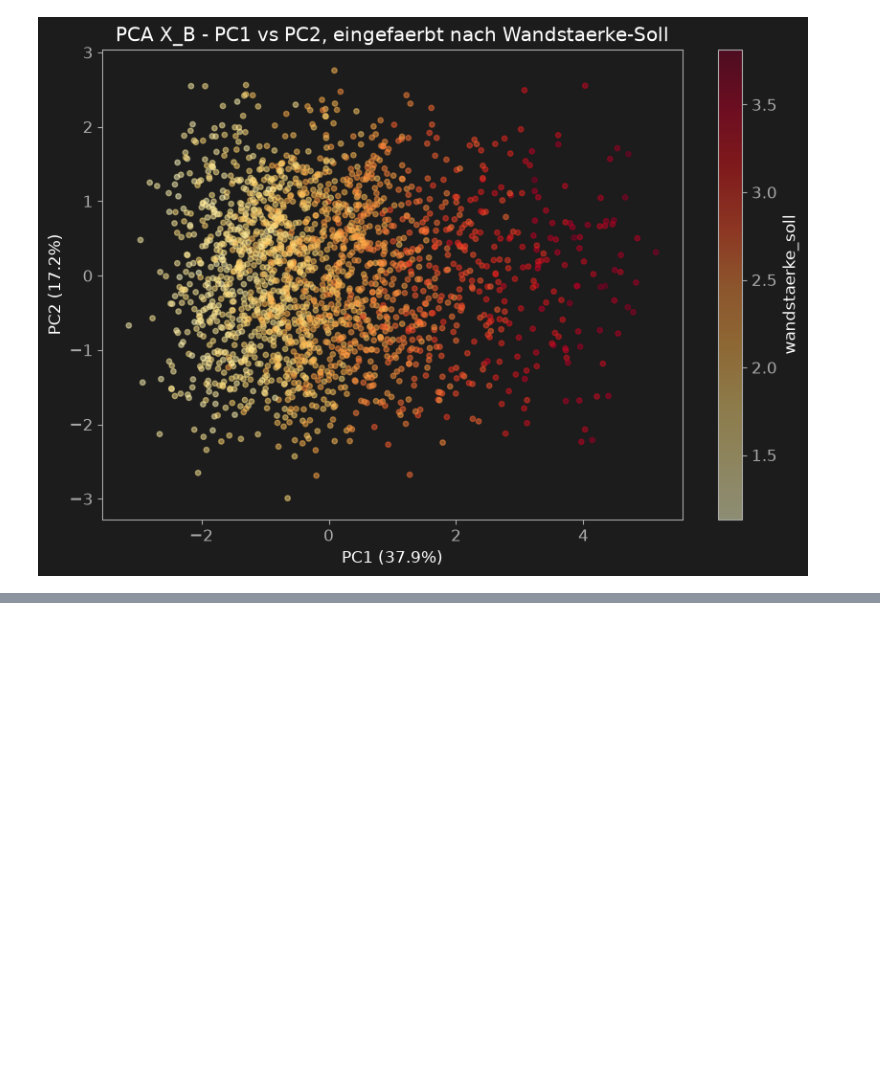
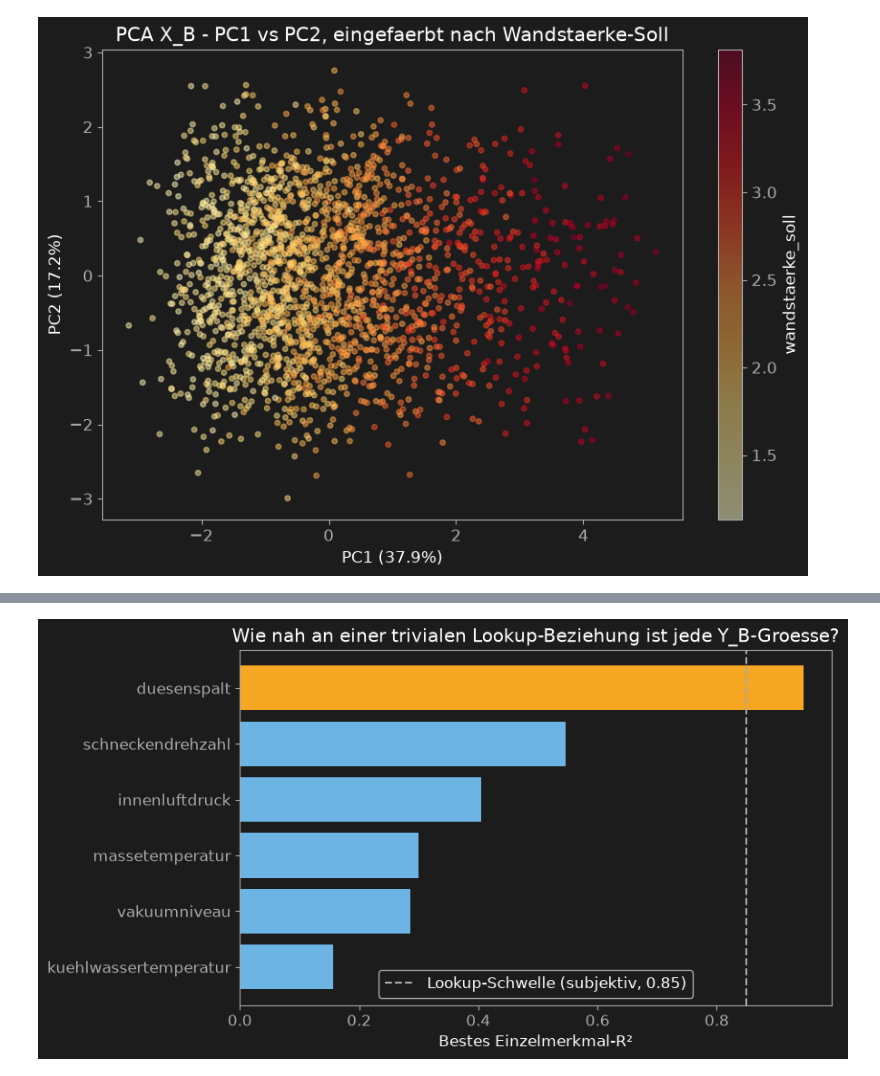
Before and after one commit to AwaTekoete/_MyExtrusionML_Synthetisch, a Jupyter notebook: notebooks/09_eda_model_b.ipynb, the cells around one changed output, grey strips where cells are left out. Saved outputs shown, nothing was run; the diff lists cells and outputs as text; code cells hidden in the pictures; blank space fills up the shorter version.

```diff
--- a/notebooks/09_eda_model_b.ipynb
+++ b/notebooks/09_eda_model_b.ipynb
@@ -682,0 +884,19 @@ ovalitaet_anforderung            0.011  0.736
+# %%
+# =============================================================================
+# Zelle 22b – Bestes Einzelmerkmal-R² je Y_B (Balkendiagramm)
+# =============================================================================
+bestes_r2_je_y = {y: r2_matrix[y].astype(float).max() for y in Y_B_MERKMALE}
+bestes_r2_sortiert = dict(sorted(bestes_r2_je_y.items(), key=lambda x: x[1]))
+
+fig, ax = plt.subplots(figsize=(9, 5))
+farben = [COLOR_GOLD if v > 0.85 else COLOR_BLUE for v in bestes_r2_sortiert.values()]
+ax.barh(list(bestes_r2_sortiert.keys()), list(bestes_r2_sortiert.values()), color=farben)
+ax.axvline(0.85, color=COLOR_TEXT_MUTED, linestyle="--", label="Lookup-Schwelle (subjektiv, 0.85)")
+ax.set_xlabel("Bestes Einzelmerkmal-R²")
+ax.set_title("Wie nah an einer trivialen Lookup-Beziehung ist jede Y_B-Groesse?")
+ax.legend()
+plt.tight_layout()
+save_figure(fig, "../reports/figures/09_lookup_check_bestes_r2.png")
+plt.show()
+# %% [output]
+[figure, added]
```
Also changed, not shown: parts of 15 cells of this notebook, 1 other file.
